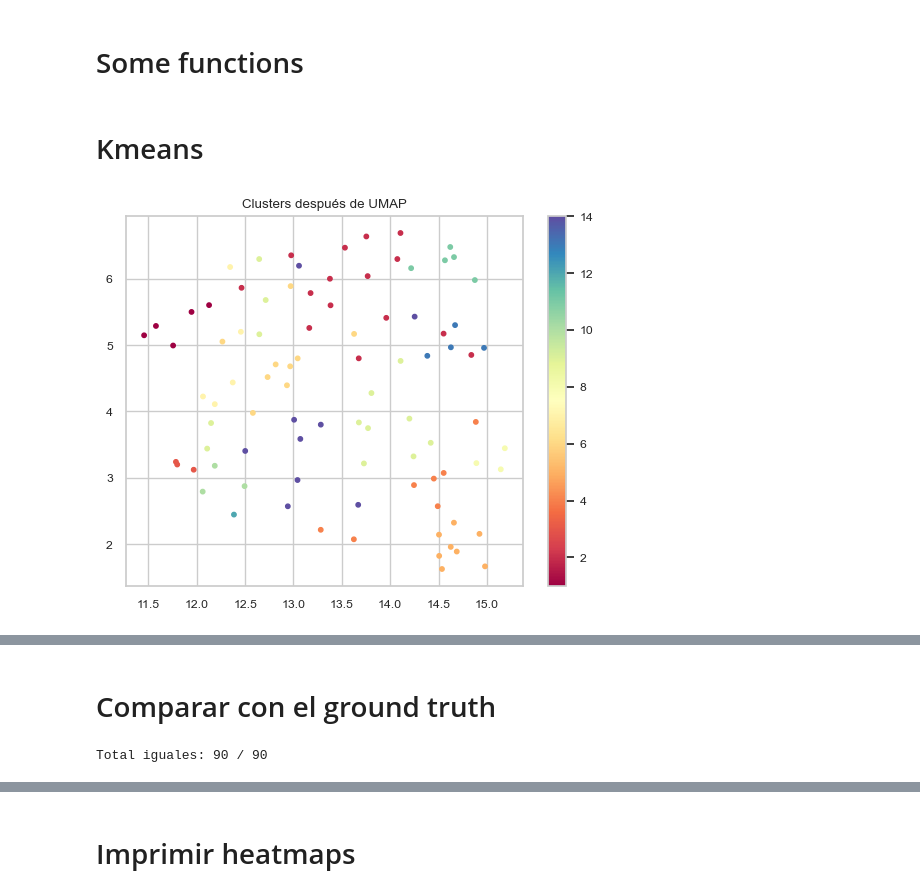
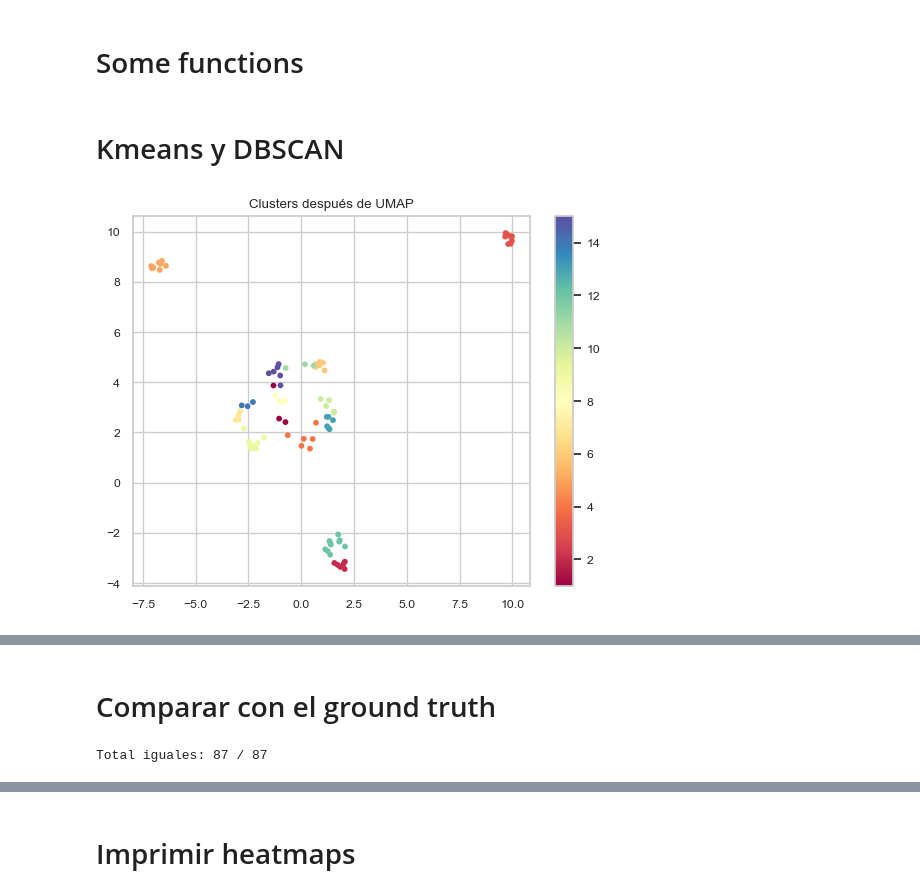
Before and after one commit to Thesportydar/reis-analisis, a Jupyter notebook: full.ipynb, the cells around one changed output, grey strips where cells are left out. Saved outputs shown, nothing was run; the diff lists cells and outputs as text; code cells hidden in the pictures.

```diff
--- a/full.ipynb
+++ b/full.ipynb
@@ -30,7 +31,7 @@ logging.basicConfig(level=logging.INFO, format="%(asctime)s - %(levelname)s - %(
 # The model
 # %%
 #embedder_model = 'sentence-transformers/paraphrase-multilingual-MiniLM-L12-v2'
-#embedder_model='sentence-transformers/paraphrase-multilingual-mpnet-base-v2'
-embedder_model="hiiamsid/sentence_similarity_spanish_es"
+embedder_model='sentence-transformers/paraphrase-multilingual-mpnet-base-v2'
+#embedder_model="hiiamsid/sentence_similarity_spanish_es"
 embedder = SentenceTransformer(embedder_model)
 # %% [output]
@@ -134,13 +135,14 @@ def preprocess_questions(questions):
 
     return dfcorpus
 
-def select_optimal_k(embeddings, max_k=15):
+@staticmethod
+def select_optimal_k(embeddings, maxClusters=15):
     """
         Selecciona el número óptimo de clusters utilizando el método del codo y la puntuación de Silhouette.
     """
     best_k = 2
     best_score = -1
-    for k in range(2, max_k + 1):
+    for k in range(2, maxClusters + 1):
         kmeans = KMeans(n_clusters=k, random_state=42).fit(embeddings)
         score = silhouette_score(embeddings, kmeans.labels_, metric='cosine')
         if score > best_score:
@@ -187,5 +189,5 @@ def plot_clusters(embeddings, cluster_assignment):
     plt.colorbar()
     plt.show()
 # %% [markdown]
-# Kmeans
+# Kmeans y DBSCAN
 # %%
@@ -262,6 +267,6 @@ def clusterize_dx_questions(rei_id, period):
 rei_id = 'a40e039f-c630-4d30-a4db-e812e3106568'
 period = 'cdbb4989-6aa7-4663-8dcf-5cee59a6f54a'
 # %%
-df_info_reis_pregs = clusterize_dx_questions(rei_id, period)
+df_info_reis_pregs = clusterize_dx_questions(rei_id, period, n_components=50, num_clusters=0)
 # %% [output]
-[figure, old version]
+[figure, new version]
@@ -287,14 +291,14 @@ def purity_score(y_true, y_pred):
 
 cols = ['JB', 'LF', 'KM1', 'NR1', 'MB']
 # %%
-labels_pred = df_info_reis_pregs['cluster']
-df = df_real.loc[df_info_reis_pregs.index]
+labels_pred = df_info_reis_pregs[df_info_reis_pregs['cluster'] != -1]['cluster']
+df = df_real.loc[labels_pred.index]
 
 # verificamos que las preguntas sean las mismas
-comparison = df['Question'] == df_info_reis_pregs['pregunta']
+comparison = df['Question'] == df_info_reis_pregs.loc[labels_pred.index]['pregunta']
 print(f"Total iguales: {comparison.sum()} / {len(comparison)}")
 # %% [output]
-Total iguales: 90 / 90
+Total iguales: 87 / 87
 # %%
 resultados = []
 for col in cols:
```
Also changed, not shown: parts of 8 cells of this notebook, 5 other files.
